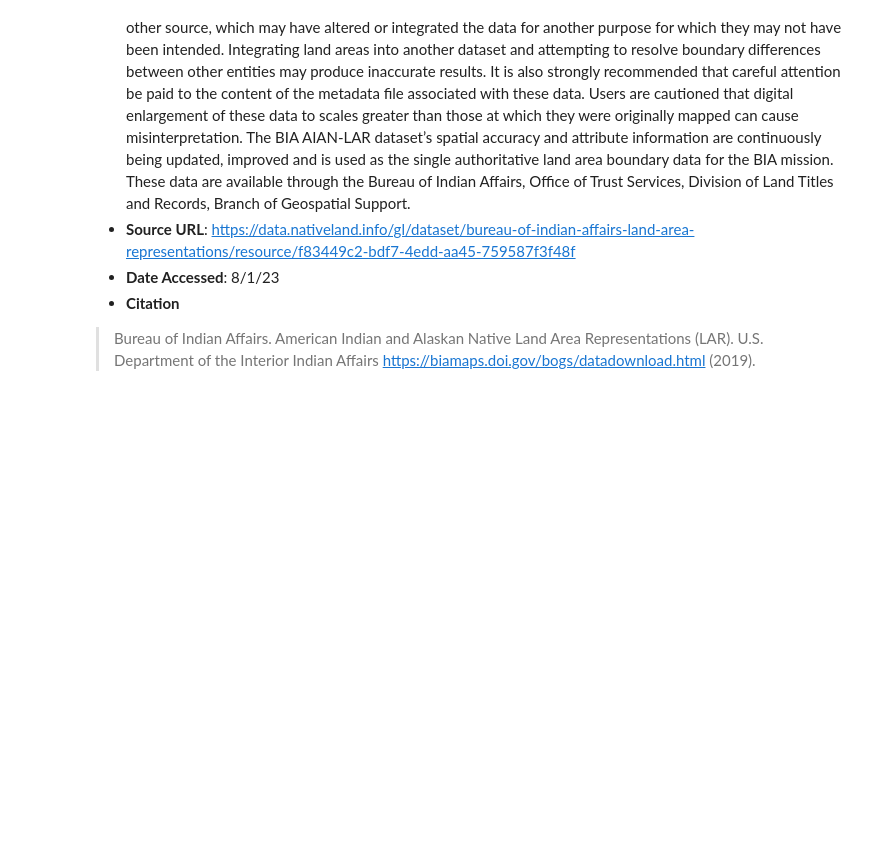
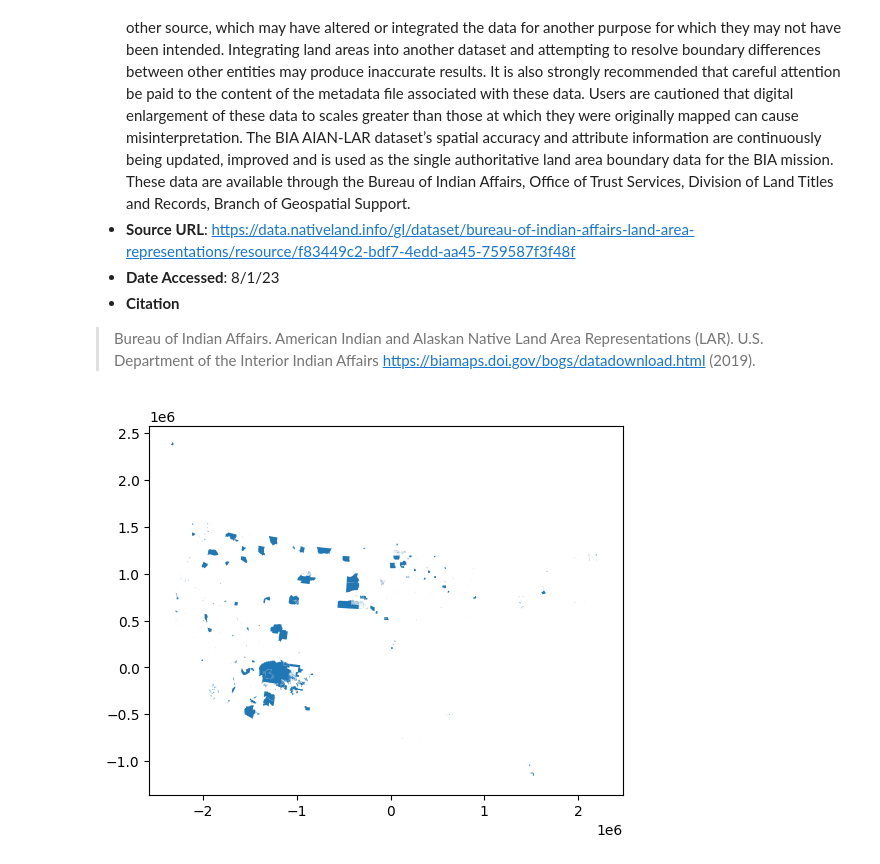
Before and after one commit to IMMM-SFA/gridcerf, a Jupyter notebook: notebooks/build_bia_land_area_representations.ipynb, the cells around one changed output. Cells and saved outputs as stored; diff of their text form; code cells hidden in the pictures; blank space fills up the shorter version.

```diff
--- a/notebooks/build_bia_land_area_representations.ipynb
+++ b/notebooks/build_bia_land_area_representations.ipynb
@@ -45,7 +45,7 @@ output_dir = os.path.join(gridcerf_dir, "technology_specific")
 source_dir = os.path.join(gridcerf_dir, "source", "technology_specific")
 
 # template land mask raster
-template_raster = os.path.join(reference_dir, "gridcerf_landmask.tif")
+template_raster = os.path.join(reference_dir, "gridcerf_sitingmask.tif")
 
 # raw BIA LAR data
 input_file = os.path.join(source_dir, "bia_land-area-representations", "BIA_National_LAR.shp")
@@ -147,19 +147,23 @@ with rasterio.open(template_raster) as template:
 # %%
 # read in shapefile
 gdf = gpd.read_file(input_file)
 
 # reproject to GRIDCERF
 gdf = gdf.to_crs(template_crs)
 
 # assign raster value field
 gdf["rval"] = 1
 
+gdf.plot()
+
 # output raster name
 output_raster = os.path.join(output_dir, "gridcerf_bia_land_area_representations_conus.tif")
 
 # rasterize
 vector_to_raster(template_raster,
                  gdf,
                  value_field="rval",
                  output_raster=output_raster,
                  all_touched=True)
+# %% [output]
+[figure, added]
```
